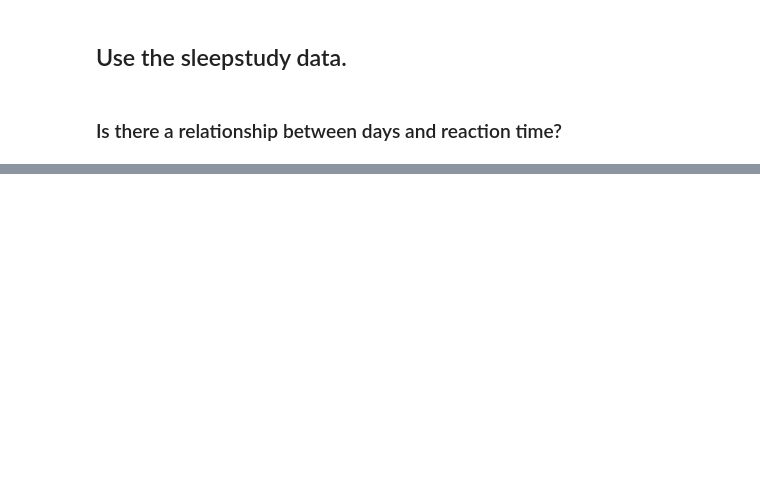
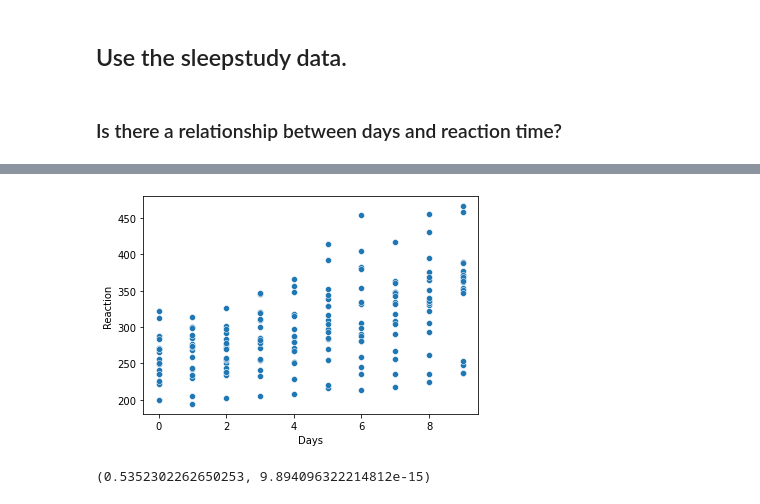
Before and after one commit to jeffakins/statistics_exercises, a Jupyter notebook: hypothesis_testing.ipynb, the cells around one changed output, grey strips where cells are left out. Drawn from its saved outputs; the diff is of its cells as text; code cells hidden in the pictures; blank space fills up the shorter version.

Commit message:
Complete with database correlation tests

```diff
--- a/hypothesis_testing.ipynb
+++ b/hypothesis_testing.ipynb
@@ -497,3 +545,7 @@ plt.show()
 ## Use the sleepstudy data.
 # %% [markdown]
 ### Is there a relationship between days and reaction time?
+# %%
+from pydataset import data
+sleep_df = data("sleepstudy")
+sleep_df.head()
@@ -499,0 +559,15 @@ plt.show()
+# %%
+sns.scatterplot(data=sleep_df, x="Days", y="Reaction")
+plt.show()
+# %% [output]
+[figure, added]
+# %%
+# Correlation between the number of days with the company and number of titles:
+x = sleep_df.Reaction
+y = sleep_df.Days
+
+corr, p = stats.pearsonr(x, y)
+corr, p
+#Yes, there is a correlation
+# %% [output]
+(0.5352302262650253, 9.894096322214812e-15)
```
Also changed, not shown: parts of 9 cells of this notebook, 1 other file.
